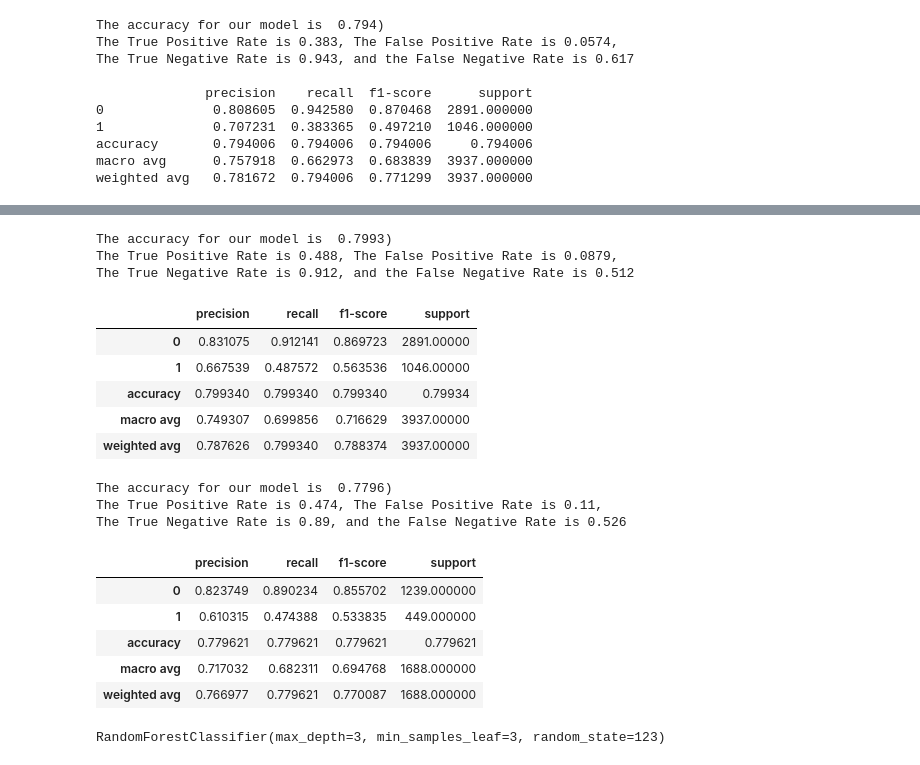
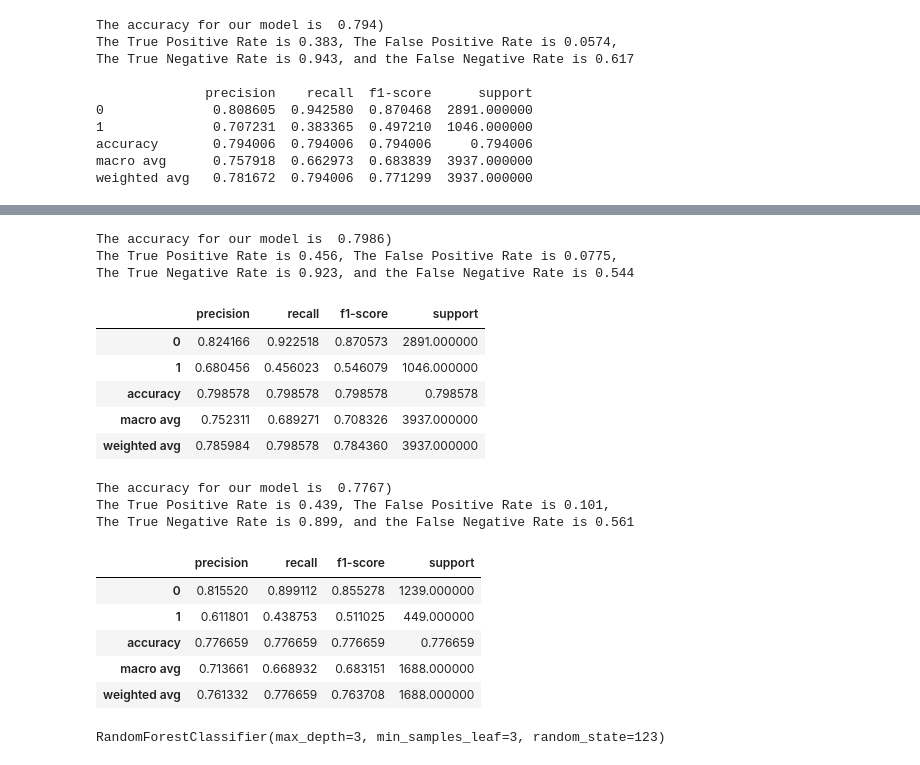
Before and after one commit to watermanbrandyn/classification_project, a Jupyter notebook: classification_workbook.ipynb, the cells around one changed output, grey strips where cells are left out. Drawn from its saved outputs; the diff is of its cells as text; code cells hidden in the pictures.

```diff
--- a/classification_workbook.ipynb
+++ b/classification_workbook.ipynb
@@ -954,3 +985,5 @@ test = test.drop(columns='customer_id')
+# %%
+train10, validate10, test10, train_cust, validate_cust, test_cust = more_clean(train, validate, test)
 # %% [markdown]
 ## Modeling:
 # %%
@@ -977,11 +1009,11 @@ train.head(2)
 # %%
 # Our target variable is churn_Yes so we are going to separate our x and y accordingly
-x_train = train.drop(columns='churn_Yes')
-y_train = train.churn_Yes
-x_validate = validate.drop(columns='churn_Yes')
-y_validate = validate.churn_Yes
-x_test = test.drop(columns='churn_Yes')
-y_test = test.churn_Yes
+x_train = train10.drop(columns='churn_Yes')
+y_train = train10.churn_Yes
+x_validate = validate10.drop(columns='churn_Yes')
+y_validate = validate10.churn_Yes
+x_test = test10.drop(columns='churn_Yes')
+y_test = test10.churn_Yes
 # %%
 clf = DecisionTreeClassifier(max_depth=3, random_state=123)
 # %%
@@ -1085,6 +1093,6 @@ memory usage: 279.0 KB
 # %%
 clf2 = DecisionTreeClassifier(max_depth=4, random_state=123)
 # %%
-clf2 = clf2.fit(x_train2, y_train)
+clf2 = clf2.fit(x_train, y_train)
 # %%
 plt.figure(figsize=(20, 20))
@@ -1111,28 +1119,28 @@ plot_tree(clf2, feature_names=x_train2.columns, class_names=['No churn', 'Churn'
 # %%
-y_pred2 = clf2.predict(x_train2)
-y_pred_proba2 = clf2.predict_proba(x_train2)
+y_pred2 = clf2.predict(x_train)
+y_pred_proba2 = clf2.predict_proba(x_train)
 # %%
-accuracy = clf2.score(x_train2, y_train)
+accuracy = clf2.score(x_train, y_train)
 conf = confusion_matrix(y_train, y_pred2)
 class_report = pd.DataFrame(classification_report(y_train, y_pred2, output_dict=True)).T
 conf = confusion_matrix(y_train, y_pred2)
 tpr = conf[1][1] / conf[1].sum()
 fpr = conf[0][1] / conf[0].sum()
 tnr = conf[0][0] / conf[0].sum()
 fnr = conf[1][0] / conf[1].sum()
 print(f'''
 The accuracy for our model is {accuracy: .4})
 The True Positive Rate is {tpr:.3}, The False Positive Rate is {fpr:.3},
 The True Negative Rate is {tnr:.3}, and the False Negative Rate is {fnr:.3}
 ''')
 class_report
 # %% [output]
-The accuracy for our model is  0.7993)
-The True Positive Rate is 0.488, The False Positive Rate is 0.0879,
-The True Negative Rate is 0.912, and the False Negative Rate is 0.512
+The accuracy for our model is  0.7986)
+The True Positive Rate is 0.456, The False Positive Rate is 0.0775,
+The True Negative Rate is 0.923, and the False Negative Rate is 0.544
 |  | precision | recall | f1-score | support |
-| 0 | 0.831075 | 0.912141 | 0.869723 | 2891.00000 |
-| 1 | 0.667539 | 0.487572 | 0.563536 | 1046.00000 |
-| accuracy | 0.799340 | 0.799340 | 0.799340 | 0.79934 |
-| macro avg | 0.749307 | 0.699856 | 0.716629 | 3937.00000 |
-| weighted avg | 0.787626 | 0.799340 | 0.788374 | 3937.00000 |
+| 0 | 0.824166 | 0.922518 | 0.870573 | 2891.000000 |
+| 1 | 0.680456 | 0.456023 | 0.546079 | 1046.000000 |
+| accuracy | 0.798578 | 0.798578 | 0.798578 | 0.798578 |
+| macro avg | 0.752311 | 0.689271 | 0.708326 | 3937.000000 |
+| weighted avg | 0.785984 | 0.798578 | 0.784360 | 3937.000000 |
@@ -1145,5 +1149,5 @@ y_pred2_val = clf2.predict(x_validate2)
 # %%
-accuracy = clf2.score(x_validate2, y_validate)
+accuracy = clf2.score(x_validate, y_validate)
 conf = confusion_matrix(y_validate, y_pred2_val)
 class_report = pd.DataFrame(classification_report(y_validate, y_pred2_val, output_dict=True)).T
 conf = confusion_matrix(y_validate, y_pred2_val)
@@ -1158,15 +1162,15 @@ The True Negative Rate is {tnr:.3}, and the False Negative Rate is {fnr:.3}
 ''')
 class_report
 # %% [output]
-The accuracy for our model is  0.7796)
-The True Positive Rate is 0.474, The False Positive Rate is 0.11,
-The True Negative Rate is 0.89, and the False Negative Rate is 0.526
+The accuracy for our model is  0.7767)
+The True Positive Rate is 0.439, The False Positive Rate is 0.101,
+The True Negative Rate is 0.899, and the False Negative Rate is 0.561
 |  | precision | recall | f1-score | support |
-| 0 | 0.823749 | 0.890234 | 0.855702 | 1239.000000 |
-| 1 | 0.610315 | 0.474388 | 0.533835 | 449.000000 |
-| accuracy | 0.779621 | 0.779621 | 0.779621 | 0.779621 |
-| macro avg | 0.717032 | 0.682311 | 0.694768 | 1688.000000 |
-| weighted avg | 0.766977 | 0.779621 | 0.770087 | 1688.000000 |
+| 0 | 0.815520 | 0.899112 | 0.855278 | 1239.000000 |
+| 1 | 0.611801 | 0.438753 | 0.511025 | 449.000000 |
+| accuracy | 0.776659 | 0.776659 | 0.776659 | 0.776659 |
+| macro avg | 0.713661 | 0.668932 | 0.683151 | 1688.000000 |
+| weighted avg | 0.761332 | 0.776659 | 0.763708 | 1688.000000 |
 # %%
 # Not a lot of difference between the two (only real change is max_depth from 3 to 4), will try other models
 # %%
```
Also changed, not shown: parts of 50 cells of this notebook.
